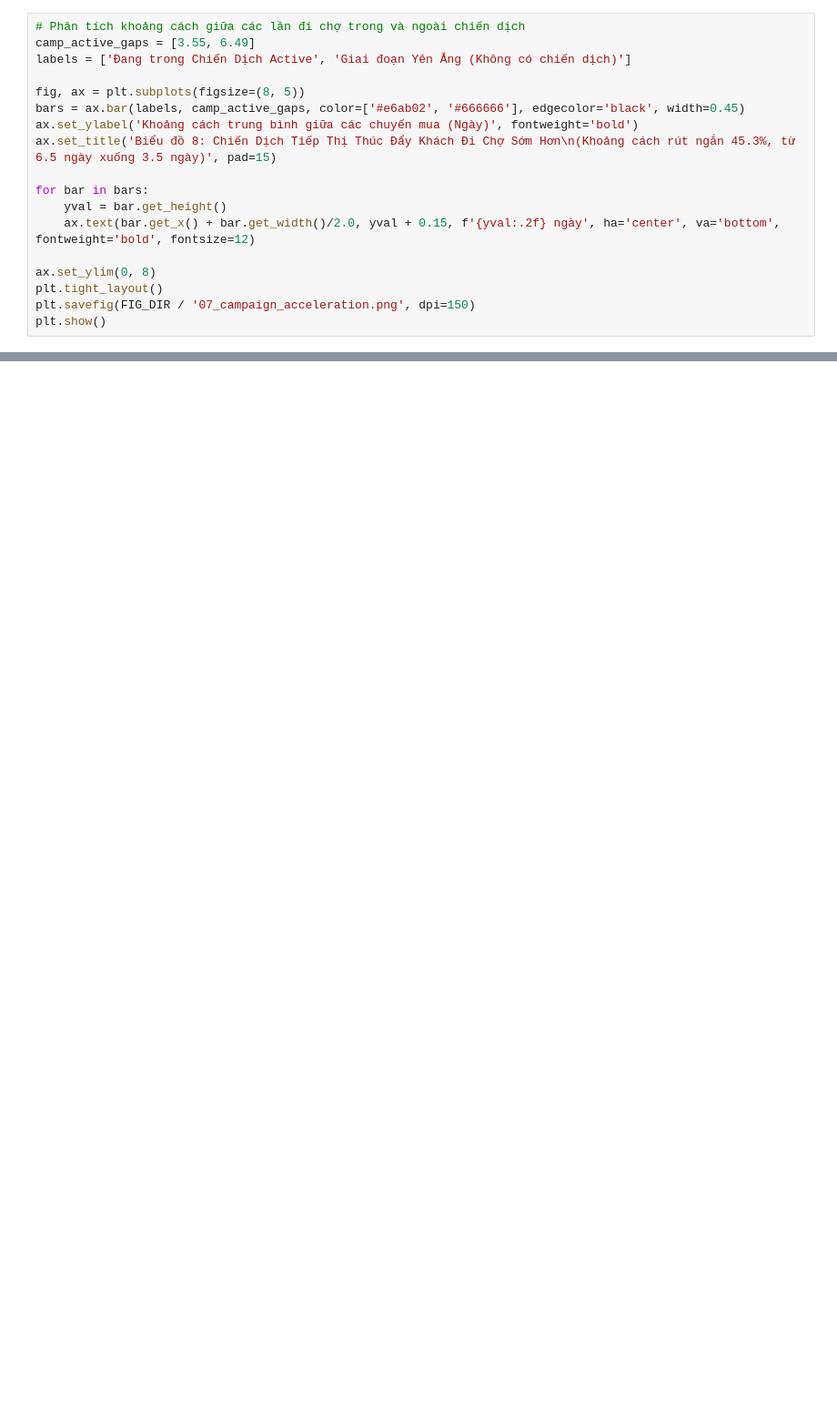
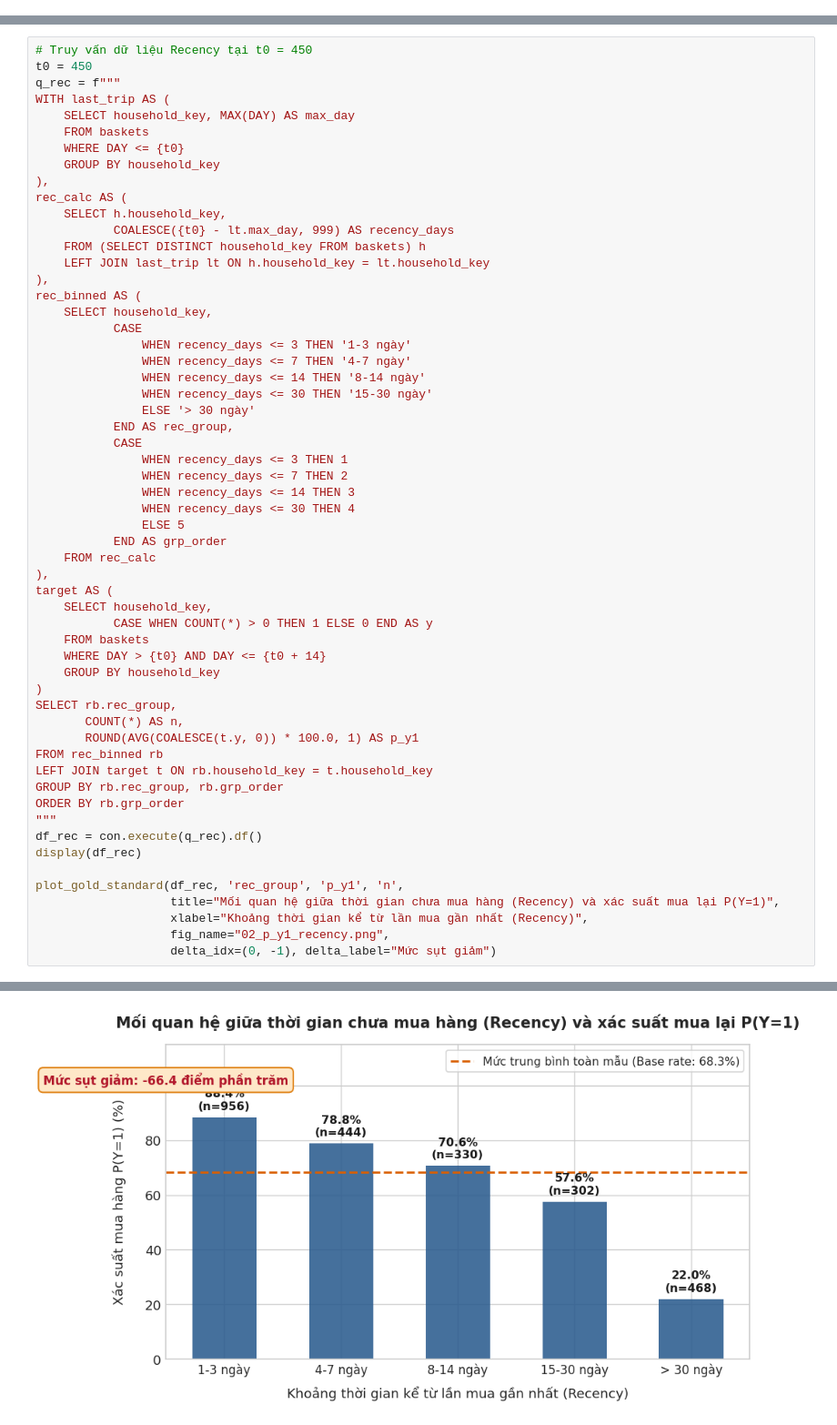
Before and after one commit to kien3007/purchasing-propensity-model, a Jupyter notebook: notebooks/01_eda_and_data_quality.ipynb, the cells around one changed output, grey strips where cells are left out. Shown at 91% size. Cells and saved outputs as stored; diff of their text form; blank space fills up the shorter version.

Commit message:
feat: comprehensive overhaul of EDA deck, script, figures and notebook to gold standard template

```diff
--- a/notebooks/01_eda_and_data_quality.ipynb
+++ b/notebooks/01_eda_and_data_quality.ipynb
@@ -476,18 +0,0 @@ print(f" - Trung vị số món (Median Items): {items_median_cpn:.0f} món vs {
-# %%
-# Phân tích khoảng cách giữa các lần đi chợ trong và ngoài chiến dịch
-camp_active_gaps = [3.55, 6.49]
-labels = ['Đang trong Chiến Dịch Active', 'Giai đoạn Yên Ắng (Không có chiến dịch)']
-
-fig, ax = plt.subplots(figsize=(8, 5))
-bars = ax.bar(labels, camp_active_gaps, color=['#e6ab02', '#666666'], edgecolor='black', width=0.45)
-ax.set_ylabel('Khoảng cách trung bình giữa các chuyến mua (Ngày)', fontweight='bold')
-ax.set_title('Biểu đồ 8: Chiến Dịch Tiếp Thị Thúc Đẩy Khách Đi Chợ Sớm Hơn\n(Khoảng cách rút ngắn 45.3%, từ 6.5 ngày xuống 3.5 ngày)', pad=15)
-
-for bar in bars:
-    yval = bar.get_height()
-    ax.text(bar.get_x() + bar.get_width()/2.0, yval + 0.15, f'{yval:.2f} ngày', ha='center', va='bottom', fontweight='bold', fontsize=12)
-
-ax.set_ylim(0, 8)
-plt.tight_layout()
-plt.savefig(FIG_DIR / '07_campaign_acceleration.png', dpi=150)
-plt.show()
@@ -938,0 +286,58 @@ Toàn bộ 10 quy luật hành vi then chốt trên đã được mã hóa trự
+# %%
+# Truy vấn dữ liệu Recency tại t0 = 450
+t0 = 450
+q_rec = f"""
+WITH last_trip AS (
+    SELECT household_key, MAX(DAY) AS max_day
+    FROM baskets
+    WHERE DAY <= {t0}
+    GROUP BY household_key
+),
+rec_calc AS (
+    SELECT h.household_key,
+           COALESCE({t0} - lt.max_day, 999) AS recency_days
+    FROM (SELECT DISTINCT household_key FROM baskets) h
+    LEFT JOIN last_trip lt ON h.household_key = lt.household_key
+),
+rec_binned AS (
+    SELECT household_key,
+           CASE
+               WHEN recency_days <= 3 THEN '1-3 ngày'
+               WHEN recency_days <= 7 THEN '4-7 ngày'
+               WHEN recency_days <= 14 THEN '8-14 ngày'
+               WHEN recency_days <= 30 THEN '15-30 ngày'
+               ELSE '> 30 ngày'
+           END AS rec_group,
+           CASE
+               WHEN recency_days <= 3 THEN 1
+               WHEN recency_days <= 7 THEN 2
+               WHEN recency_days <= 14 THEN 3
+               WHEN recency_days <= 30 THEN 4
+               ELSE 5
+           END AS grp_order
+    FROM rec_calc
+),
+target AS (
+    SELECT household_key,
+           CASE WHEN COUNT(*) > 0 THEN 1 ELSE 0 END AS y
+    FROM baskets
+    WHERE DAY > {t0} AND DAY <= {t0 + 14}
+    GROUP BY household_key
+)
+SELECT rb.rec_group,
+       COUNT(*) AS n,
+       ROUND(AVG(COALESCE(t.y, 0)) * 100.0, 1) AS p_y1
+FROM rec_binned rb
+LEFT JOIN target t ON rb.household_key = t.household_key
+GROUP BY rb.rec_group, rb.grp_order
+ORDER BY rb.grp_order
+"""
+df_rec = con.execute(q_rec).df()
+display(df_rec)
+
+plot_gold_standard(df_rec, 'rec_group', 'p_y1', 'n',
+                   title="Mối quan hệ giữa thời gian chưa mua hàng (Recency) và xác suất mua lại P(Y=1)",
+                   xlabel="Khoảng thời gian kể từ lần mua gần nhất (Recency)",
+                   fig_name="02_p_y1_recency.png",
+                   delta_idx=(0, -1), delta_label="Mức sụt giảm")
+# %% [output]
@@ -938,0 +350 @@ Toàn bộ 10 quy luật hành vi then chốt trên đã được mã hóa trự
+[figure, added]
```
Also changed, not shown: parts of 75 cells of this notebook, 20 other files.
